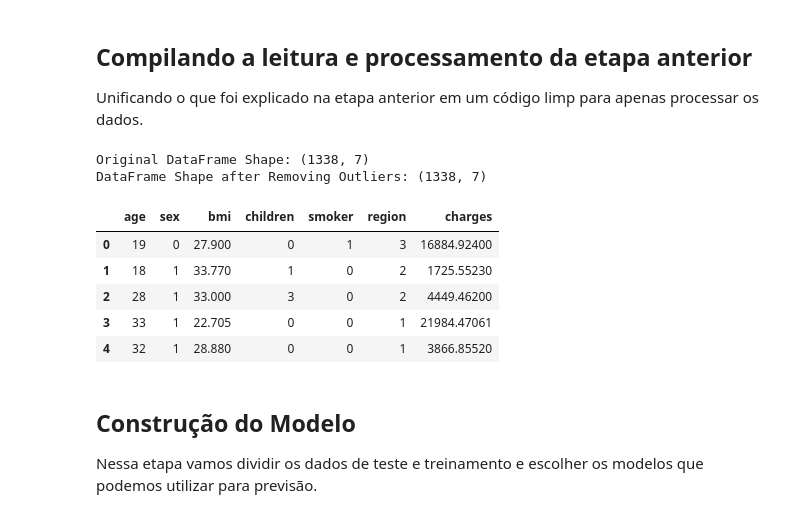
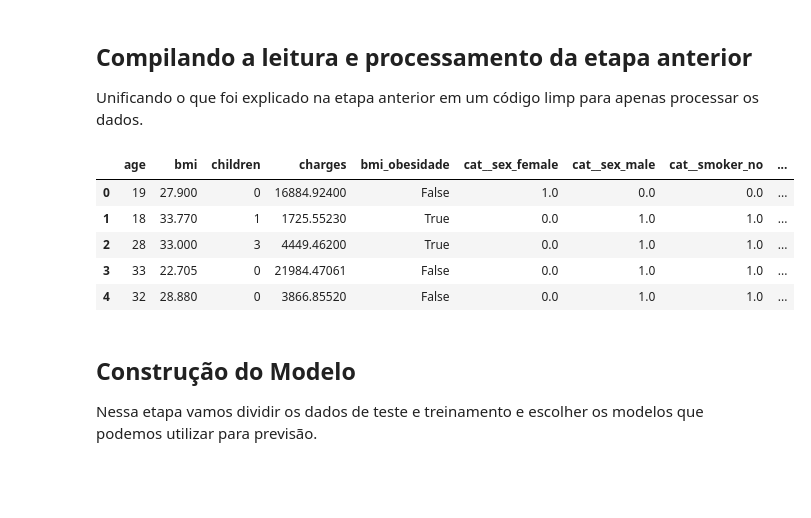
Before and after one commit to LucasBiason/IA-Studies, a Jupyter notebook: POS FIAP IA para Devs/TECH CHALLENGER - RASCUNHO/analise/etapa02-construcao-modelo.ipynb, the cells around one changed output. Saved outputs shown, nothing was run; the diff lists cells and outputs as text; code cells hidden in the pictures; blank space fills up the shorter version.

```diff
--- a/POS FIAP IA para Devs/TECH CHALLENGER - RASCUNHO/analise/etapa02-construcao-modelo.ipynb
+++ b/POS FIAP IA para Devs/TECH CHALLENGER - RASCUNHO/analise/etapa02-construcao-modelo.ipynb
@@ -12,52 +12,50 @@ import pandas as pd
 import numpy as np
 from sklearn.preprocessing import OneHotEncoder, StandardScaler, LabelEncoder
 from sklearn.compose import ColumnTransformer
 
 data = pd.read_csv("dados/insurance.csv")
 
 data = data.drop(['region'], axis=1)  # A Coluna Região não é relevante para o modelo
 
 # Removendo Outliers
 for column in ['bmi', 'age']:
     Q1, Q3 = np.percentile(data[column], [25, 75])
     IQR = Q3 - Q1
     lower_bound = Q1 - (1.5 * IQR)
     upper_bound = Q3 + (1.5 * IQR)
     data_encoded = data[(data[column] >= lower_bound) & (data[column] <= upper_bound)]
 
 
 data['bmi_obesidade'] = data['bmi'] >= 30
 data['bmi_obesidade_label'] = data['bmi_obesidade'].replace({True: "obese", False: 'not obese'})
 data['smoker_bmi_group'] = data['smoker'] + ' / ' + data['bmi_obesidade_label']
 
 # Criando um pré-processador para normalizar os dados numericos e categoricos
 categorical_columns = ['sex', 'smoker', 'bmi_obesidade_label', 'smoker_bmi_group']
 
-#preprocessor = ColumnTransformer(
-#    transformers=[
-#        ('cat', OneHotEncoder(), categorical_columns)  # categorical features
-#    ]
-#)
-#base_transformed = preprocessor.fit_transform(data)
-#base_transformed_df = pd.DataFrame(base_transformed, columns=preprocessor.get_feature_names_out())
-#data_encoded = pd.concat([data.drop(columns=categorical_columns), base_transformed_df], axis=1)
+preprocessor = ColumnTransformer(
+    transformers=[
+        ('cat', OneHotEncoder(), categorical_columns)  # categorical features
+    ]
+)
+base_transformed = preprocessor.fit_transform(data)
+base_transformed_df = pd.DataFrame(base_transformed, columns=preprocessor.get_feature_names_out())
+data = pd.concat([data.drop(columns=categorical_columns), base_transformed_df], axis=1)
 
 
-label_encoder = LabelEncoder() # Trocanode One-Hot Enconder temos uma melhora de 0.01 no R2
-for col in  categorical_columns:
-    data[col] = label_encoder.fit_transform(data[col])
+#label_encoder = LabelEncoder() # Trocanode One-Hot Enconder temos uma melhora de 0.01 no R2
+#for col in  categorical_columns:
+#    data[col] = label_encoder.fit_transform(data[col])
 
 
 data.head()
 # %% [output]
-Original DataFrame Shape: (1338, 7)
-DataFrame Shape after Removing Outliers: (1338, 7)
-|  | age | sex | bmi | children | smoker | region | charges |
-| 0 | 19 | 0 | 27.900 | 0 | 1 | 3 | 16884.92400 |
-| 1 | 18 | 1 | 33.770 | 1 | 0 | 2 | 1725.55230 |
-| 2 | 28 | 1 | 33.000 | 3 | 0 | 2 | 4449.46200 |
-| 3 | 33 | 1 | 22.705 | 0 | 0 | 1 | 21984.47061 |
-| 4 | 32 | 1 | 28.880 | 0 | 0 | 1 | 3866.85520 |
+|  | age | bmi | children | charges | bmi_obesidade | cat__sex_female | cat__sex_male | cat__smoker_no | ... |
+| 0 | 19 | 27.900 | 0 | 16884.92400 | False | 1.0 | 0.0 | 0.0 | ... |
+| 1 | 18 | 33.770 | 1 | 1725.55230 | True | 0.0 | 1.0 | 1.0 | ... |
+| 2 | 28 | 33.000 | 3 | 4449.46200 | True | 0.0 | 1.0 | 1.0 | ... |
+| 3 | 33 | 22.705 | 0 | 21984.47061 | False | 0.0 | 1.0 | 1.0 | ... |
+| 4 | 32 | 28.880 | 0 | 3866.85520 | False | 0.0 | 1.0 | 1.0 | ... |
 # %% [markdown]
 ## Construção do Modelo
 
```
Also changed, not shown: parts of 1 cell of this notebook, 9 other files.
